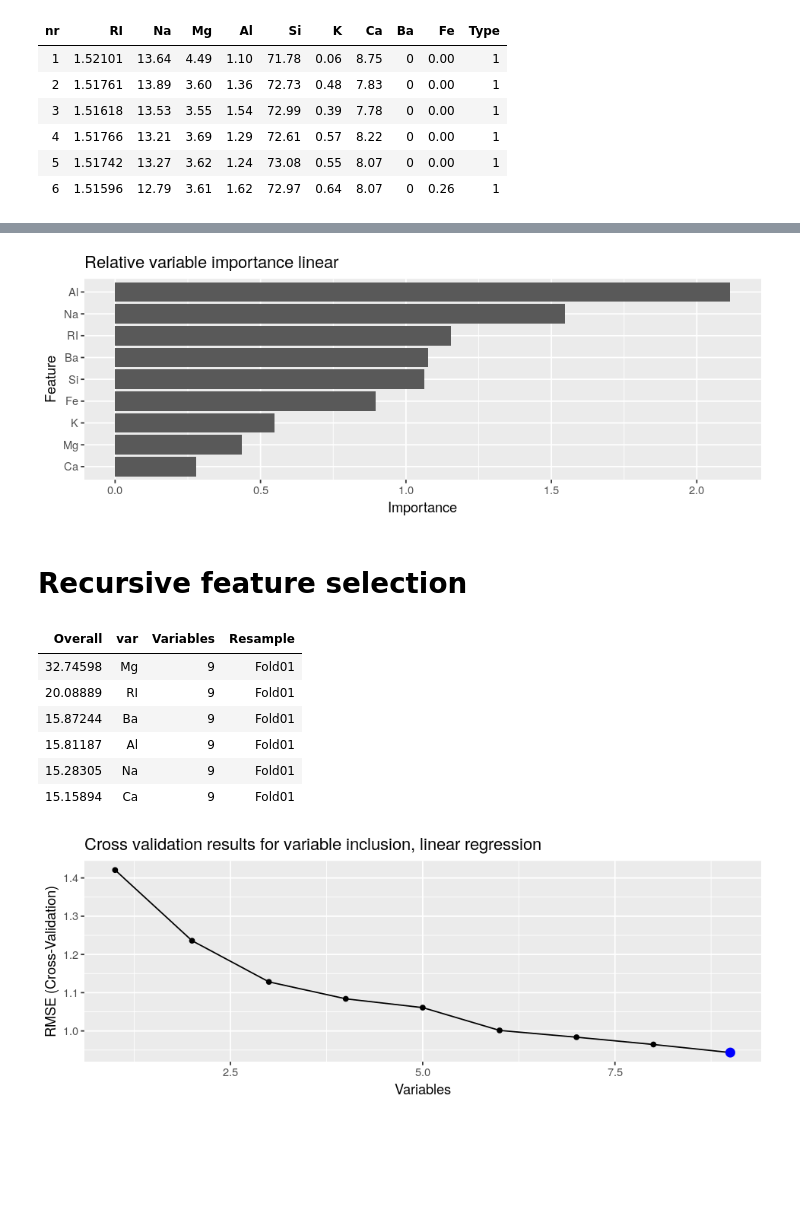
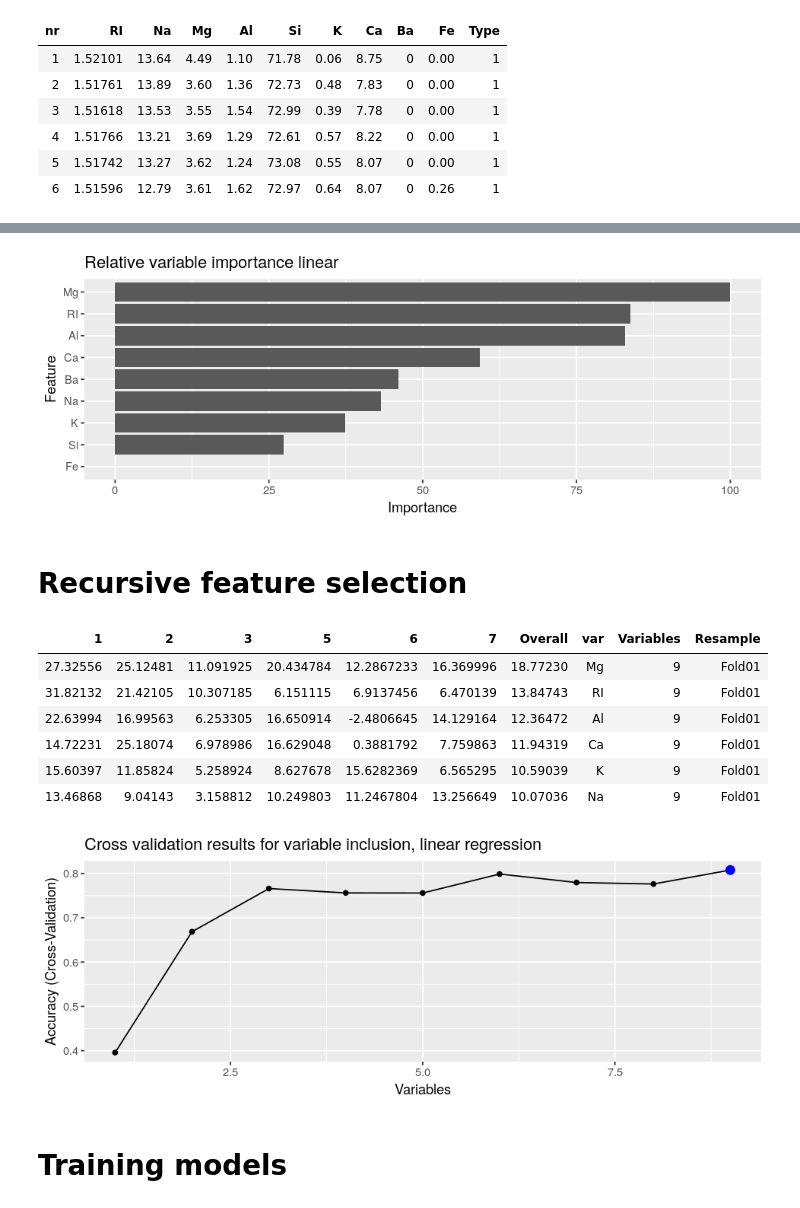
Before and after one commit to Jakob37/MLTemplateDataExplorations, a Jupyter notebook: gem_color/Gem color.ipynb, the cells around one changed output, grey strips where cells are left out. Drawn from its saved outputs; the diff is of its cells as text; code cells hidden in the pictures; blank space fills up the shorter version.

```diff
--- a/gem_color/Gem color.ipynb
+++ b/gem_color/Gem color.ipynb
@@ -24,8 +19,10 @@ post_cols <- c("Type")
 all_cols <- c(pre_cols, stone_cols, post_cols)
 
 wide_stones_df <- read_csv("glass.data", col_names = all_cols)
+wide_stones_df$Type <- as.factor(wide_stones_df$Type)
 head(wide_stones_df)
 dim(wide_stones_df)
+glimpse(wide_stones_df)
 # %% [output]
 Parsed with column specification:
 cols(
@@ -248,18 +225,12 @@ control <- caret::trainControl(
 models <- list()
 # methods <- c("lm", "")
 
-models[["linear"]] <- caret::train(
-    Type~.,
-    data=wide_stones_df %>% dplyr::select(-nr),
-    method="lm",
-    preProcess="scale",
-    trControl=control
-)
-
-models[["randfor"]] <- caret::train(
+print("Training random forest for parameter importance estimate")
+rf_model <- caret::train(
     Type~.,
     data=wide_stones_df %>% dplyr::select(-nr),
     method="ranger",
     preProcess="scale",
+    importance="permutation",
     trControl=control
 )
@@ -266,4 +238,0 @@ models[["randfor"]] <- caret::train(
-# %%
-for (model in models) {
-    print(model)
-}
@@ -288,16 +259,16 @@ The final values used for the model were mtry = 9, splitrule = extratrees
 # %%
 
 for (model_name in "linear") {
     model <- models[[model_name]]
 #     print(model)
-    importance <- caret::varImp(model, scale=FALSE, threshold=10)
+    importance <- caret::varImp(rf_model, threshold=10)
     # print(importance)
     vu$pltsize(8, 3)
     plt <- ggplot(importance) + ggtitle(paste("Relative variable importance", model_name))
     print(plt)
 }
 # %% [output]
-[figure, old version]
+[figure, new version]
 # %% [markdown]
 # Recursive feature selection
 # %%
@@ -311,15 +282,17 @@ results <- rfe(
 # %%
 head(results$variables)
 # %% [output]
-| Overall | var | Variables | Resample |
-| 32.74598 | Mg | 9 | Fold01 |
-| 20.08889 | RI | 9 | Fold01 |
-| 15.87244 | Ba | 9 | Fold01 |
-| 15.81187 | Al | 9 | Fold01 |
-| 15.28305 | Na | 9 | Fold01 |
-| 15.15894 | Ca | 9 | Fold01 |
+| 1 | 2 | 3 | 5 | 6 | 7 | Overall | var | Variables | Resample |
+| 27.32556 | 25.12481 | 11.091925 | 20.434784 | 12.2867233 | 16.369996 | 18.77230 | Mg | 9 | Fold01 |
+| 31.82132 | 21.42105 | 10.307185 | 6.151115 | 6.9137456 | 6.470139 | 13.84743 | RI | 9 | Fold01 |
+| 22.63994 | 16.99563 | 6.253305 | 16.650914 | -2.4806645 | 14.129164 | 12.36472 | Al | 9 | Fold01 |
+| 14.72231 | 25.18074 | 6.978986 | 16.629048 | 0.3881792 | 7.759863 | 11.94319 | Ca | 9 | Fold01 |
+| 15.60397 | 11.85824 | 5.258924 | 8.627678 | 15.6282369 | 6.565295 | 10.59039 | K | 9 | Fold01 |
+| 13.46868 | 9.04143 | 3.158812 | 10.249803 | 11.2467804 | 13.256649 | 10.07036 | Na | 9 | Fold01 |
 # %%
 pred_subset <- predictors(results)
 ggplot(results) + ggtitle("Cross validation results for variable inclusion, linear regression")
 # %% [output]
-[figure, old version]
+[figure, new version]
+# %% [markdown]
+# Training models
```
Also changed, not shown: parts of 33 cells of this notebook.
